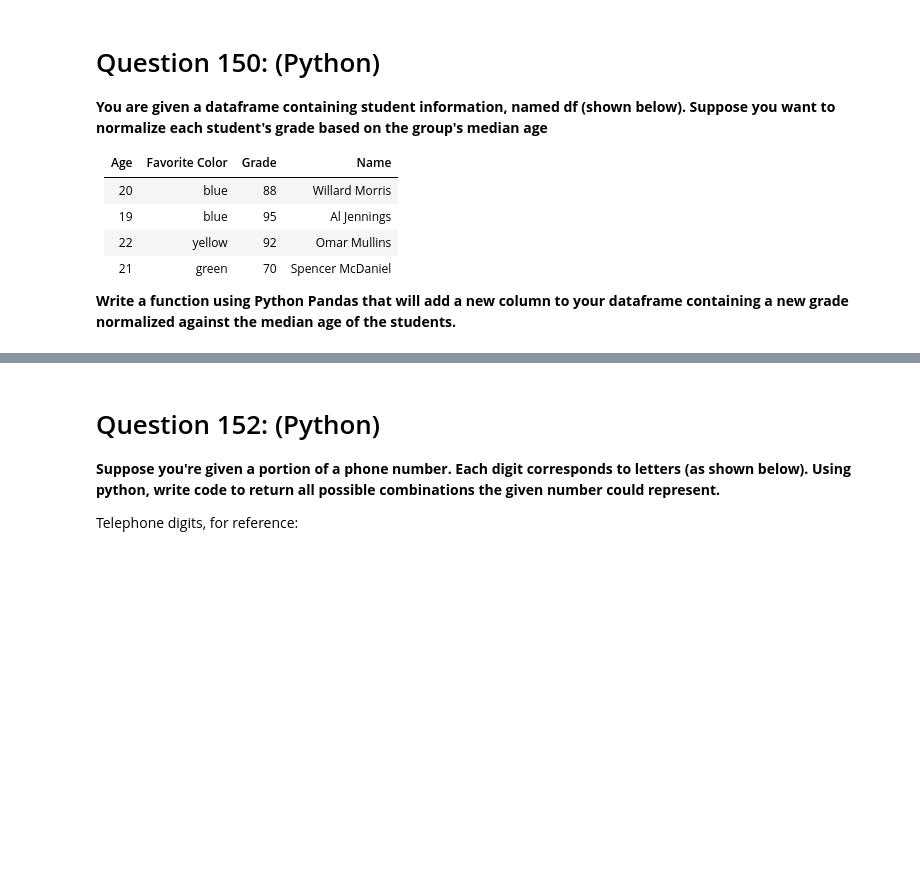
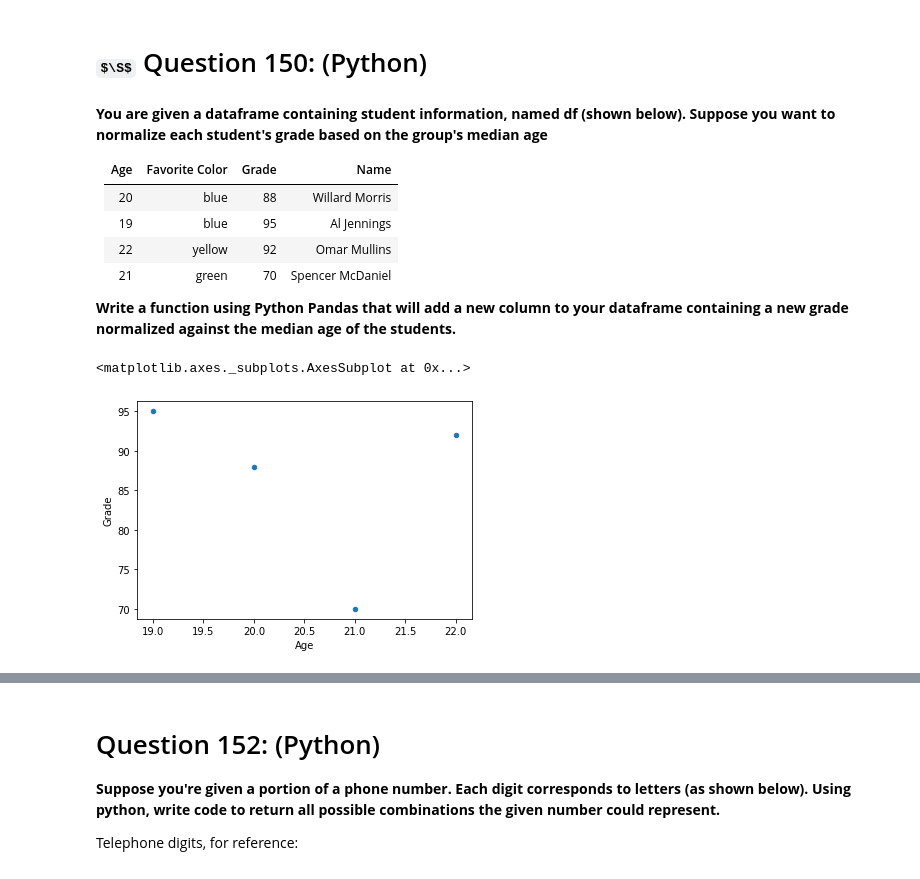
Before and after one commit to NicoMontoya/DataScienceQs, a Jupyter notebook: Puzzles 3.ipynb, the cells around one changed output, grey strips where cells are left out. Cells and saved outputs as stored; diff of their text form; code cells hidden in the pictures; some formulas as TeX source; blank space fills up the shorter version.

```diff
--- a/Puzzles 3.ipynb
+++ b/Puzzles 3.ipynb
@@ -1,5 +1,5 @@
 # %% [markdown]
-# Question 150: (Python)
+# $\S$ Question 150: (Python)
 
 **You are given a dataframe containing student information, named df (shown below). Suppose you want to normalize each student's grade based on the group's median age**
 
@@ -11,3 +11,18 @@ Age|Favorite Color|Grade|	Name
 21|	green|	70|Spencer McDaniel
 
 **Write a function using Python Pandas that will add a new column to your dataframe containing a new grade normalized against the median age of the students.**
+# %%
+import pandas as pd
+
+data = {"Age": [20,19,22,21],
+        "Favorite Color": ['blue', 'blue', 'yellow', 'green'],
+        "Grade":[88, 95, 92, 70],
+        "Name": ["Willard Morris", "Aj Jennings", "Omar Mullins", "Spencer McDaniel"],
+    }
+
+df = pd.DataFrame(data)
+# %%
+df[['Age', 'Grade']].plot.scatter('Age', 'Grade')
+# %% [output]
+<matplotlib.axes._subplots.AxesSubplot at 0x...>
+[figure, added]
```
Also changed, not shown: parts of 5 cells of this notebook.
